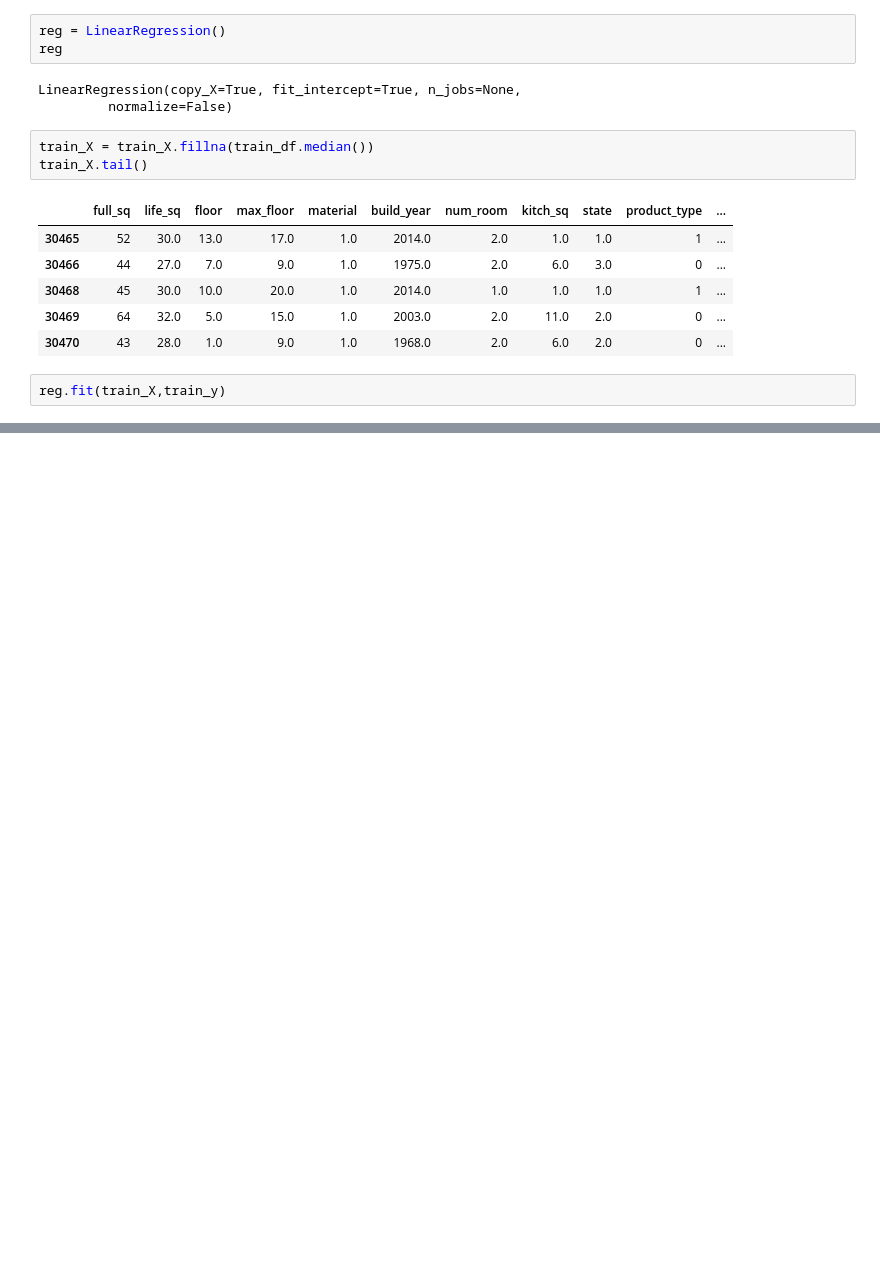
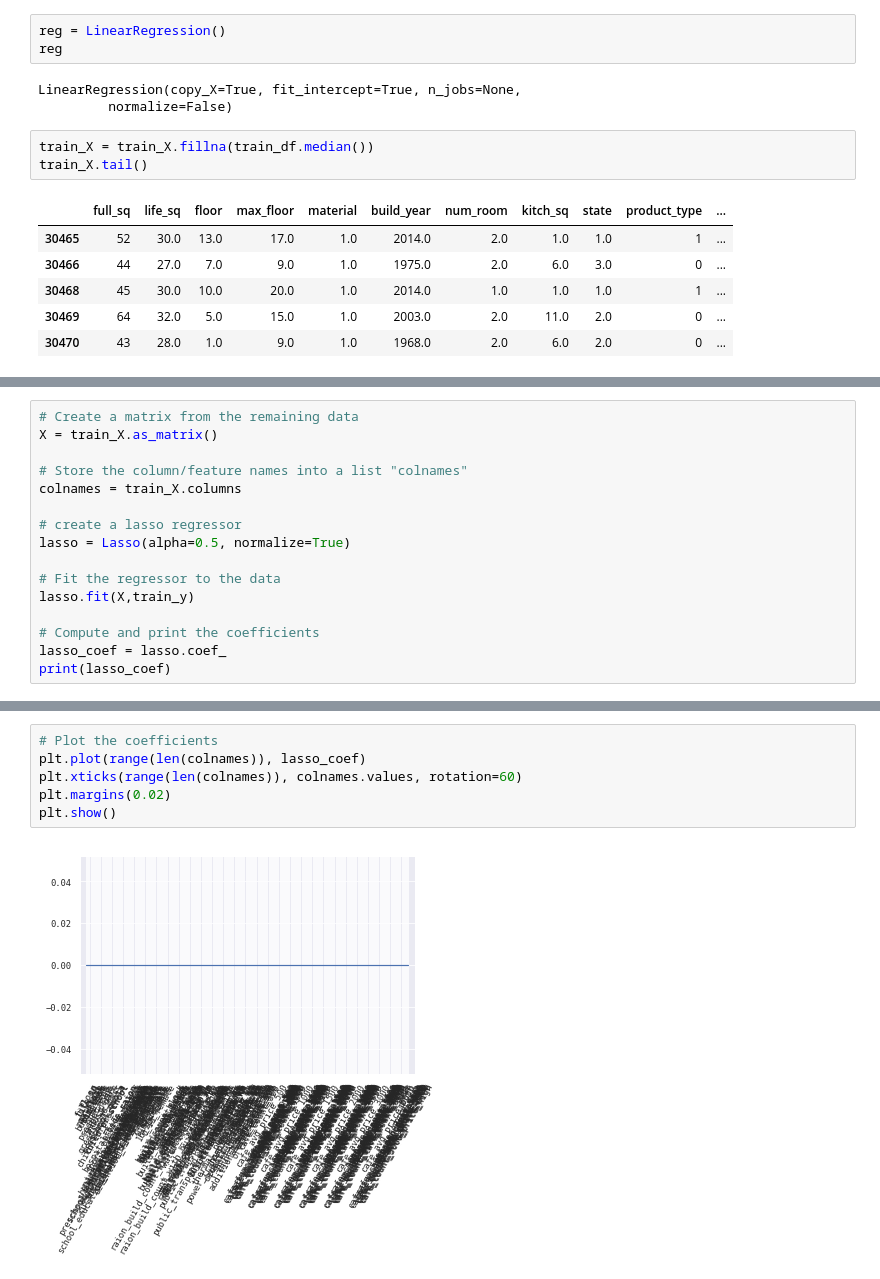
Before and after one commit to quedogf94/Spring2019_Project1, a Jupyter notebook: Goal_1.ipynb, the cells around one changed output, grey strips where cells are left out. Drawn from its saved outputs; the diff is of its cells as text; blank space fills up the shorter version.

```diff
--- a/Goal_1.ipynb
+++ b/Goal_1.ipynb
@@ -358,5 +375,3 @@ train_X.tail()
 | 30468 | 45 | 30.0 | 10.0 | 20.0 | 1.0 | 2014.0 | 1.0 | 1.0 | 1.0 | 1 | ... |
 | 30469 | 64 | 32.0 | 5.0 | 15.0 | 1.0 | 2003.0 | 2.0 | 11.0 | 2.0 | 0 | ... |
 | 30470 | 43 | 28.0 | 1.0 | 9.0 | 1.0 | 1968.0 | 2.0 | 6.0 | 2.0 | 0 | ... |
-# %%
-reg.fit(train_X,train_y)
@@ -371,0 +513,16 @@ metrics.r2_score(train_y,pred)
+# %%
+# Create a matrix from the remaining data
+X = train_X.as_matrix()
+
+# Store the column/feature names into a list "colnames"
+colnames = train_X.columns
+
+# create a lasso regressor
+lasso = Lasso(alpha=0.5, normalize=True)
+
+# Fit the regressor to the data
+lasso.fit(X,train_y)
+
+# Compute and print the coefficients
+lasso_coef = lasso.coef_
+print(lasso_coef)
@@ -371,0 +547,8 @@ metrics.r2_score(train_y,pred)
+# %%
+# Plot the coefficients
+plt.plot(range(len(colnames)), lasso_coef)
+plt.xticks(range(len(colnames)), colnames.values, rotation=60)
+plt.margins(0.02)
+plt.show()
+# %% [output]
+[figure, added]
```
Also changed, not shown: parts of 25 cells of this notebook.
